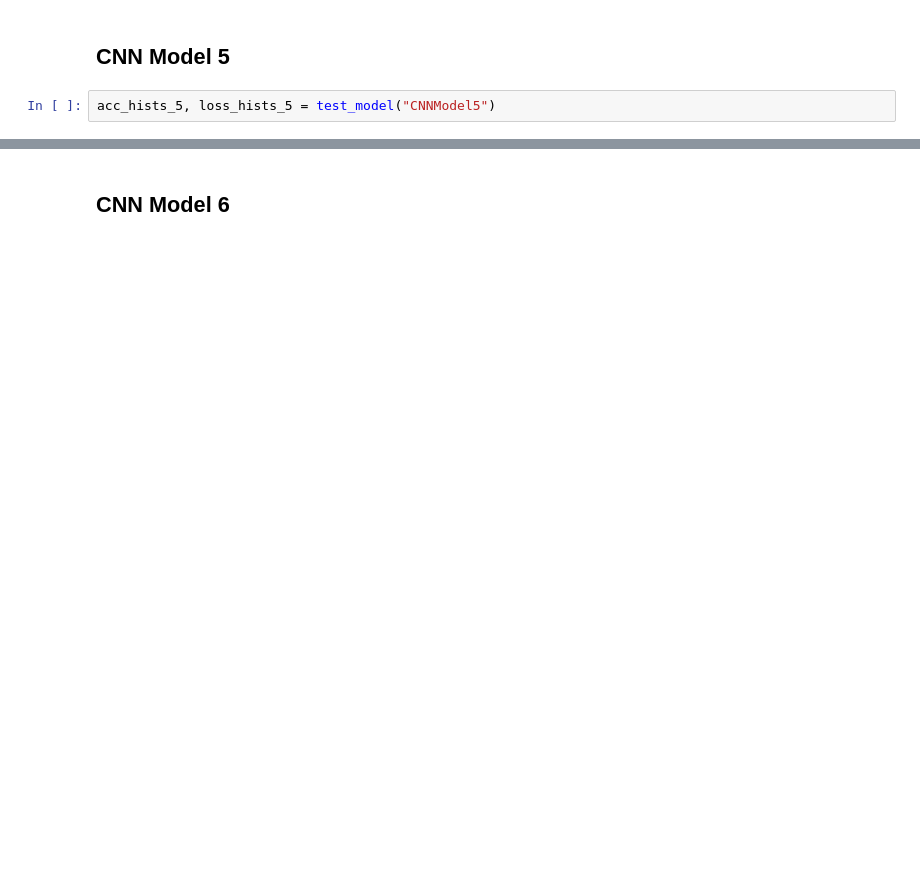
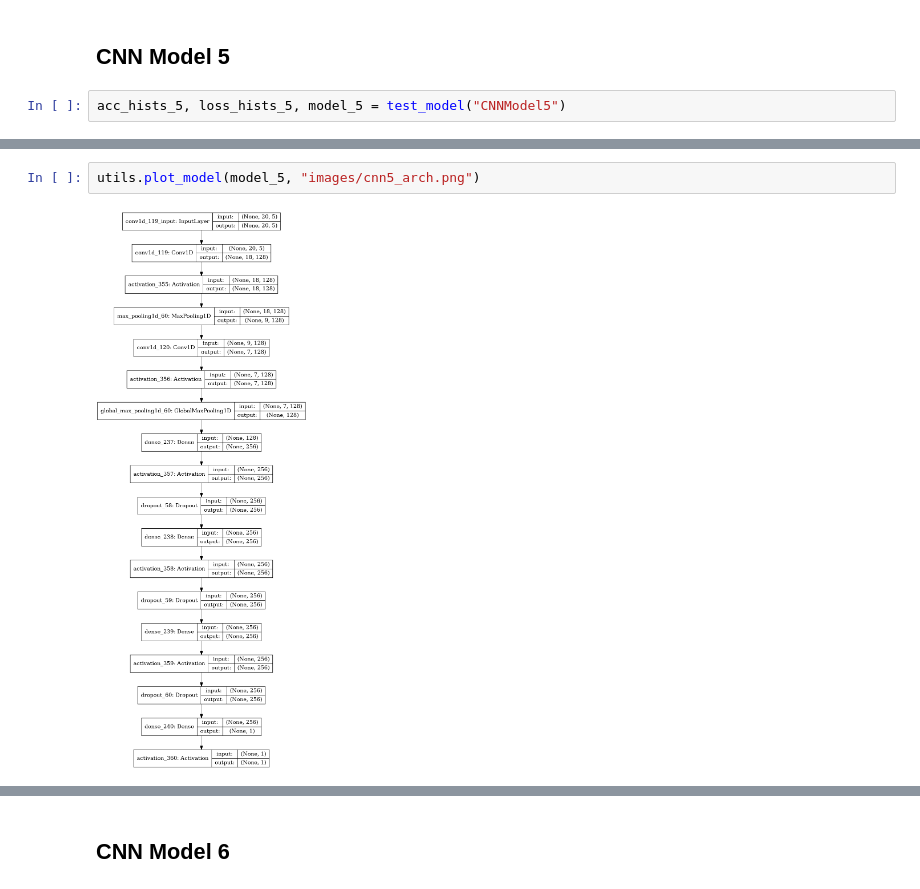
Before and after one commit to SamChatfield/final-year-project, a Jupyter notebook: discriminator_experiments.ipynb, the cells around one changed output, grey strips where cells are left out. Drawn from its saved outputs; the diff is of its cells as text; blank space fills up the shorter version.

```diff
--- a/discriminator_experiments.ipynb
+++ b/discriminator_experiments.ipynb
@@ -84,6 +168,6 @@ Final acc: 0.9601600170135498
 # %% [markdown]
 ## CNN Model 5
 # %%
-acc_hists_5, loss_hists_5 = test_model("CNNModel5")
+acc_hists_5, loss_hists_5, model_5 = test_model("CNNModel5")
 # %% [output]
 Run 1
@@ -105,0 +210,4 @@ Final acc: 0.9275599718093872
+# %%
+utils.plot_model(model_5, "images/cnn5_arch.png")
+# %% [output]
+[figure, added]
```
Also changed, not shown: parts of 18 cells of this notebook, 13 other files.
